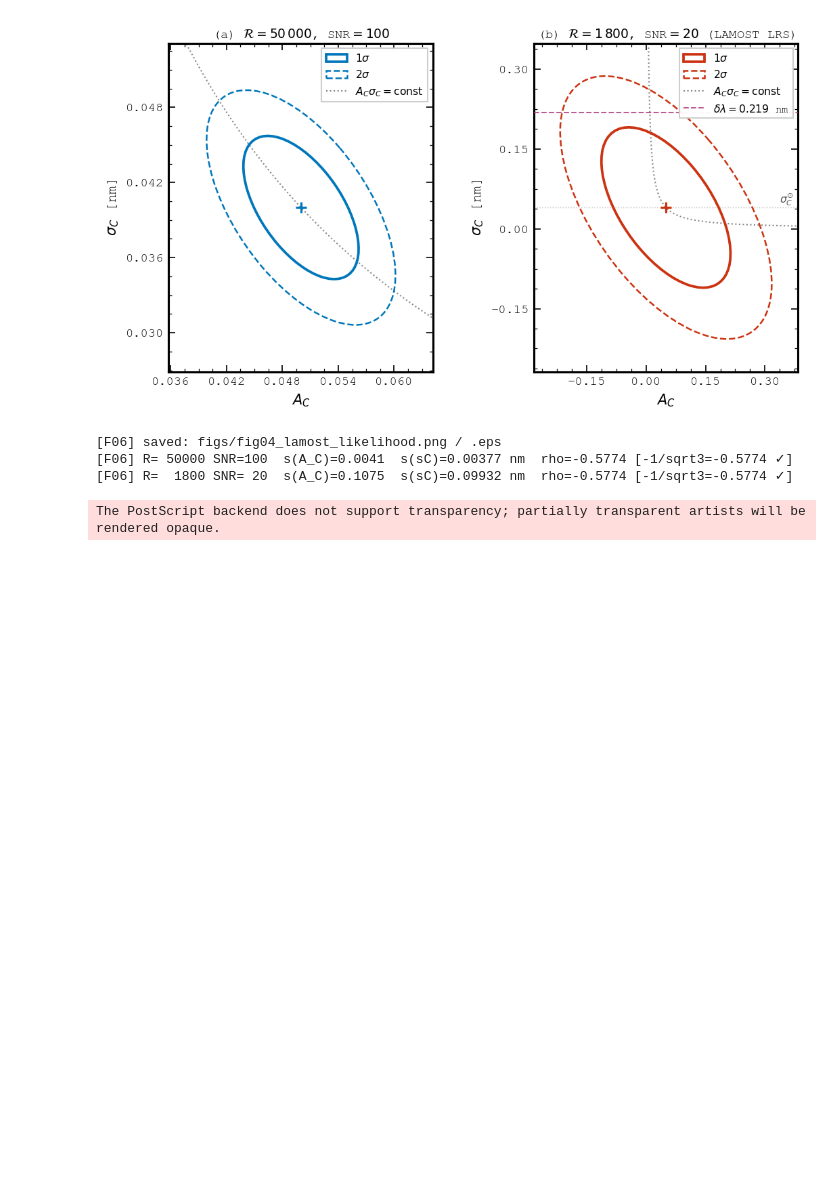
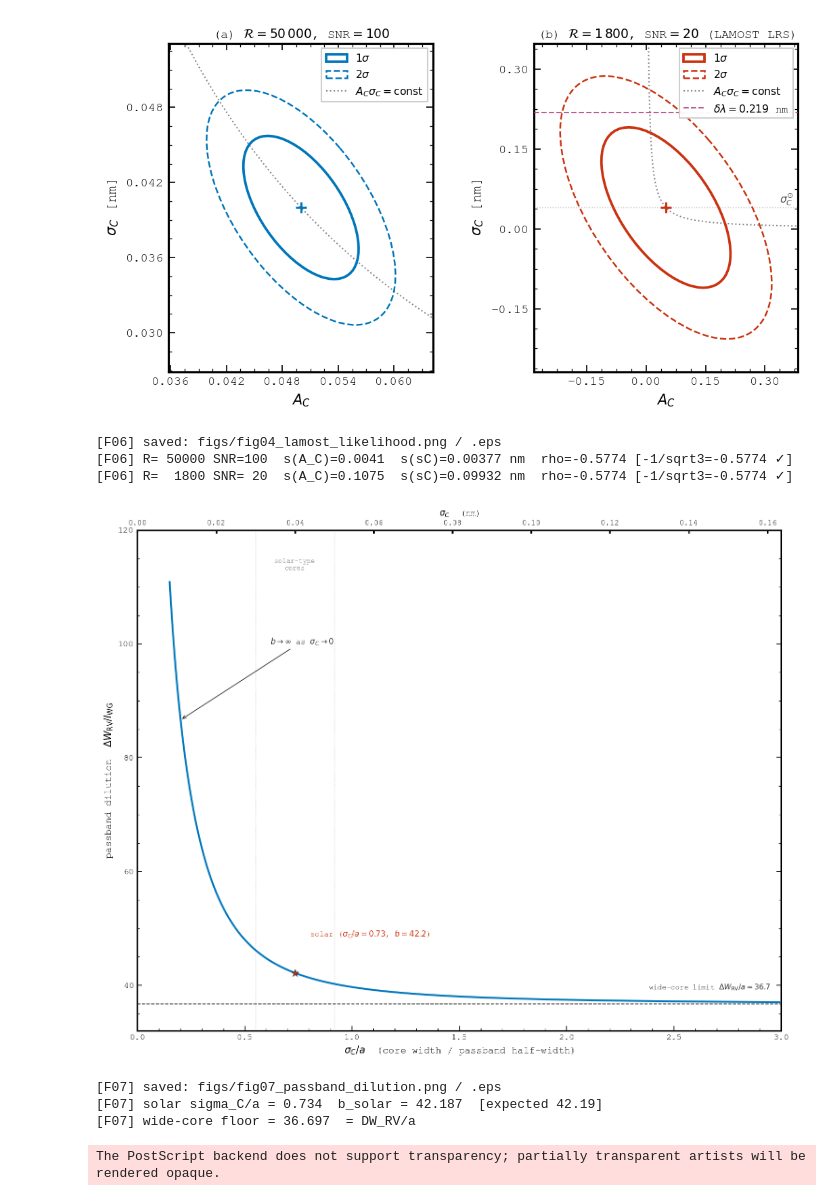
Before and after one commit to rrf-astro/Fisher-approach-to-Ca-II, a Jupyter notebook: fisher_caII_analysis.ipynb, the cells around one changed output. Saved outputs shown, nothing was run; the diff lists cells and outputs as text; code cells hidden in the pictures; blank space fills up the shorter version.

```diff
--- a/fisher_caII_analysis.ipynb
+++ b/fisher_caII_analysis.ipynb
@@ -2552,6 +2558,84 @@ The PostScript backend does not support transparency; partially transparent arti
 [F06] saved: figs/fig04_lamost_likelihood.png / .eps
 [F06] R= 50000 SNR=100  s(A_C)=0.0041  s(sC)=0.00377 nm  rho=-0.5774 [-1/sqrt3=-0.5774 ✓]
 [F06] R=  1800 SNR= 20  s(A_C)=0.1075  s(sC)=0.09932 nm  rho=-0.5774 [-1/sqrt3=-0.5774 ✓]
+# %%
+# [CELL F07] — fig07_passband_dilution — iter 1/4 — CANDIDATE
+# Passband dilution factor b = ΔW_RV / I_WG as a function of σ_C/a.
+# Shows the point the solar value alone hides: b is bounded below by
+# ΔW_RV/a for wide cores and diverges as σ_C → 0 for narrow cores.
+# Depends on: Block E (I_WG_analytic, DW_RV, DW_HK_half), Block B (sigma_C_val)
+
+_a          = DW_HK_half                        # triangular window half-width [nm]
+_sc_over_a  = np.linspace(0.15, 3.0, 500)       # core width / passband half-width
+_b_curve    = DW_RV / I_WG_analytic(_sc_over_a * _a, _a)
+_b_floor    = DW_RV / _a                         # wide-core asymptote  I_WG → a
+_x_solar    = sigma_C_val / _a                   # solar σ_C/a  ≈ 0.734
+_b_solar    = DW_RV / I_WG_analytic(sigma_C_val, _a)   # solar b ≈ 42.19
+
+fig, ax = plt.subplots(figsize=(10, 8), facecolor='white')
+ax.set_facecolor('white')
+
+# Illustrative band of solar-type core widths (σ_C ≈ 0.03–0.05 nm) — move/remove freely
+for _xb in (0.03/_a, 0.05/_a):
+    ax.axvline(_xb, color='#BBBBBB', lw=0.7, ls=':', zorder=1)
+ax.text((0.03/_a + 0.05/_a)/2, 115, 'solar-type\ncores',
+        ha='center', va='top', fontsize=7, color='#666666')
+
+# Main curve
+ax.plot(_sc_over_a, _b_curve, color='#0077BB', lw=1.9, zorder=3)
+
+# Wide-core asymptote
+ax.axhline(_b_floor, color='#333333', lw=0.9, ls='--', zorder=2)
+ax.text(2.95, _b_floor + 2.2,
+        r'wide-core limit $\Delta W_{\rm RV}/a = %.1f$' % _b_floor,
+        ha='right', va='bottom', fontsize=7.5, color='#333333')
+
+# Solar operating point
+ax.scatter([_x_solar], [_b_solar], s=60, marker='*',
+           color='#CC3311', edgecolors='#333333', lw=0.6, zorder=6)
+ax.text(_x_solar + 0.07, _b_solar + 6,
+        r'solar ($\sigma_C/a = %.2f$, $b = %.1f$)' % (_x_solar, _b_solar),
+        fontsize=8, color='#CC3311', ha='left', va='bottom')
+
+# Narrow-core divergence
+ax.annotate(r'$b \to \infty$ as $\sigma_C \to 0$',
+            xy=(0.2, _b_curve[np.argmin(np.abs(_sc_over_a - 0.2))]),
+            xytext=(0.62, 100), fontsize=8, color='#333333',
+            arrowprops=dict(arrowstyle='->', color='#333333', lw=0.8))
+
+ax.set_xlim(0, 3.0)
+ax.set_ylim(32, 120)
+ax.set_xlabel(r'$\sigma_C/a$  (core width / passband half-width)', fontsize=10)
+ax.set_ylabel(r'passband dilution  $\Delta W_{\rm RV}/I_{\rm WG}$', fontsize=10)
+
+# Twin top axis in physical width σ_C (nm)
+_sax = ax.secondary_xaxis('top', functions=(lambda r: r*_a, lambda s: s/_a))
+_sax.set_xlabel(r'$\sigma_C$  (nm)', fontsize=9)
+_sax.tick_params(labelsize=8, direction='in')
+
+ax.xaxis.set_major_locator(MultipleLocator(0.5))
+ax.xaxis.set_minor_locator(AutoMinorLocator())
+ax.yaxis.set_major_locator(MultipleLocator(20))
+ax.yaxis.set_minor_locator(AutoMinorLocator())
+ax.tick_params(which='major', direction='in', top=False, right=True,
+               length=5, width=0.8, labelsize=9)
+ax.tick_params(which='minor', direction='in', top=False, right=True,
+               length=2.5, width=0.6)
+
+plt.tight_layout(pad=0.7)
+_stem = 'figs/fig07_passband_dilution'
+os.makedirs(os.path.dirname(_stem), exist_ok=True)
+plt.savefig(_stem + '.png', dpi=300, bbox_inches='tight', facecolor='white')
+plt.savefig(_stem + '.eps', format='eps', bbox_inches='tight', facecolor='white')
+plt.show()
+print(f"[F07] saved: {_stem}.png / .eps")
+print(f"[F07] solar sigma_C/a = {_x_solar:.3f}  b_solar = {_b_solar:.3f}  [expected 42.19]")
+print(f"[F07] wide-core floor = {_b_floor:.3f}  = DW_RV/a")
+# %% [output]
+[figure, added]
+[F07] saved: figs/fig07_passband_dilution.png / .eps
+[F07] solar sigma_C/a = 0.734  b_solar = 42.187  [expected 42.19]
+[F07] wide-core floor = 36.697  = DW_RV/a
 # %%
 # ─────────────────────────────────────────────────────────────────────────────
 # CELL 45 — F07: Model vs. observed solar atlas (Ca II K & H), core zoom
```
Also changed, not shown: parts of 2 cells of this notebook, 10 other files.
